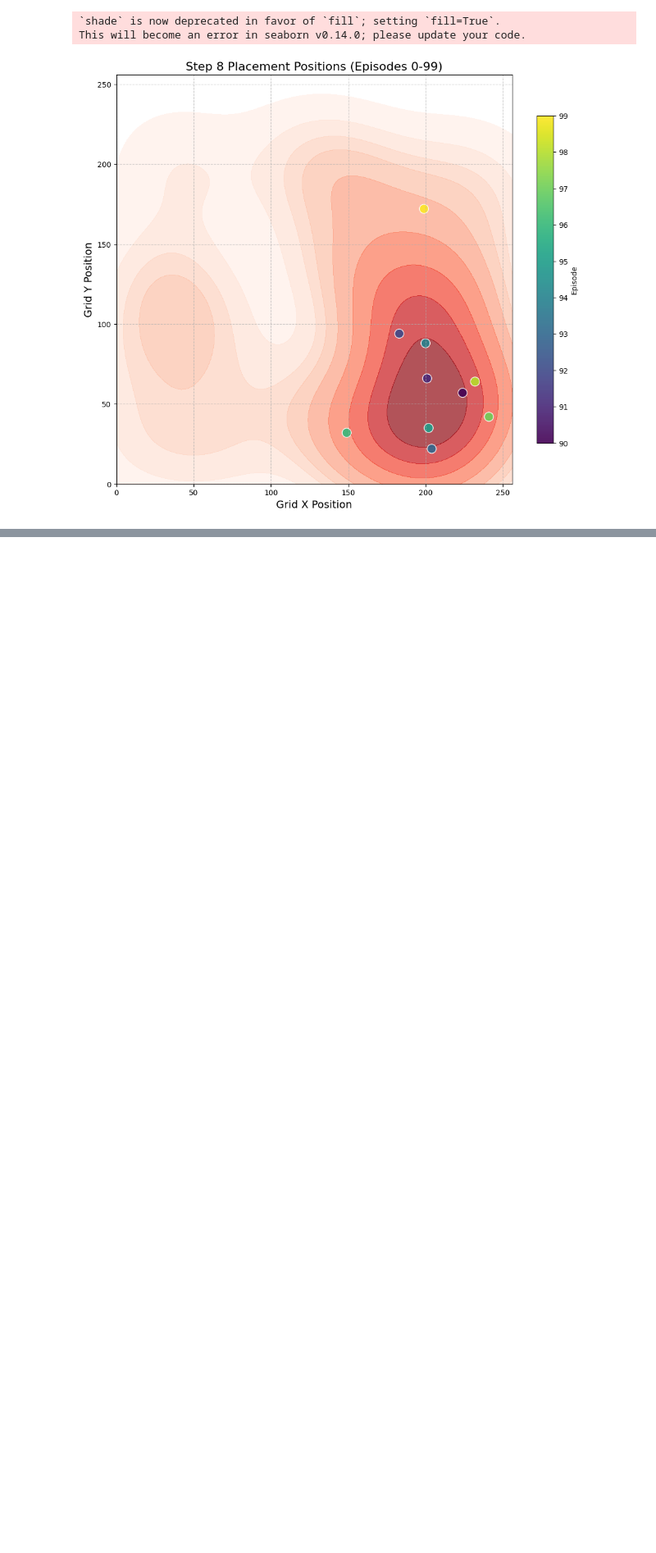
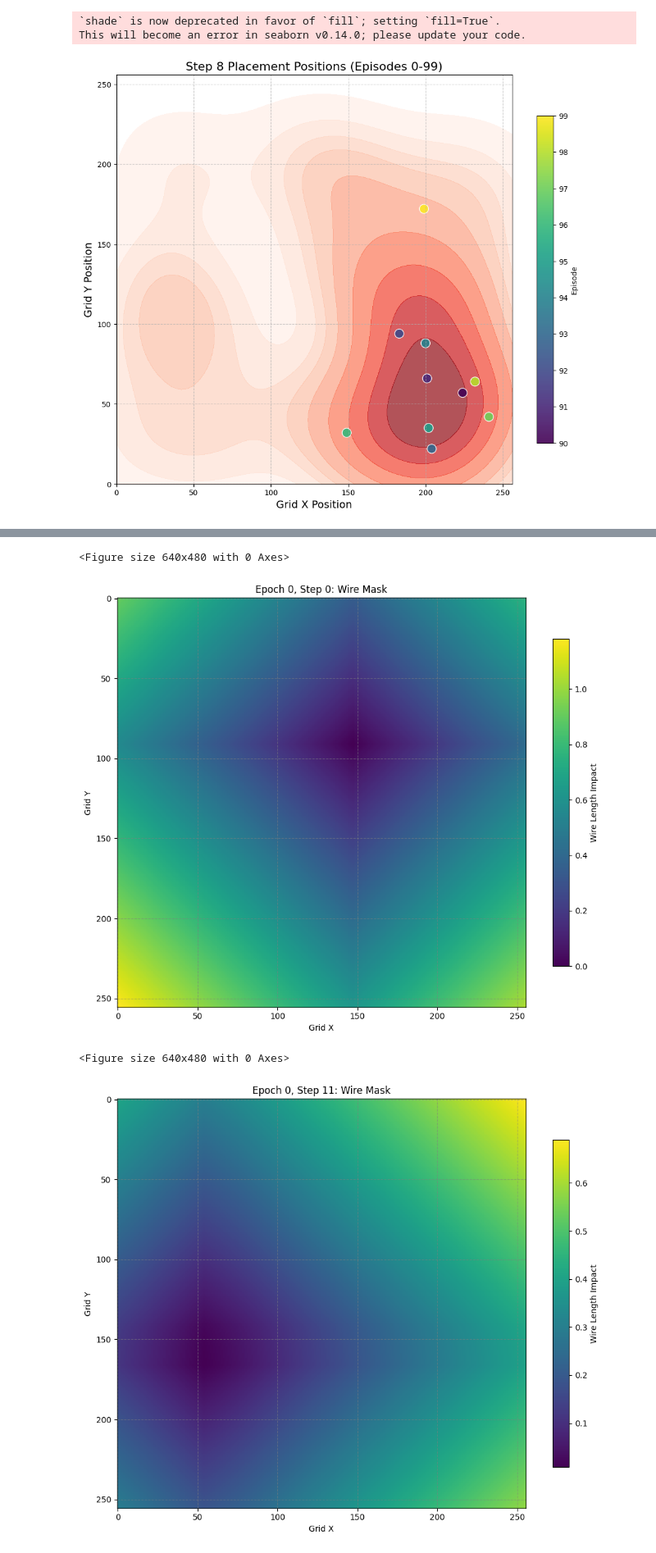
Before and after one commit to HUhu226/astri_EP, a Jupyter notebook: visualization.ipynb, the cells around one changed output, grey strips where cells are left out. Shown at 82% size. Saved outputs shown, nothing was run; the diff lists cells and outputs as text; code cells hidden in the pictures; blank space fills up the shorter version.

```diff
--- a/visualization.ipynb
+++ b/visualization.ipynb
@@ -117,0 +150,40 @@ This will become an error in seaborn v0.14.0; please update your code.
+# %%
+def update_plot(step_index):
+    """根据滑块索引更新图像"""
+    plt.clf()  # 清空当前图像
+    file_path = epoch0_files[step_index]
+
+    # 解析 step 值
+    step = int(file_path.split("_step_")[1].split(".npy")[0])
+
+    # 加载数据并绘制
+    wire_mask = np.load(file_path)
+    plt.figure(figsize=(10, 8))
+    plt.imshow(wire_mask, cmap='viridis', interpolation='nearest')
+    plt.title(f'Epoch 0, Step {step}: Wire Mask')
+    plt.colorbar(label='Wire Length Impact', shrink=0.8)
+    plt.grid(True, which='both', color='gray', linestyle='--', alpha=0.5)
+    plt.xlabel('Grid X')
+    plt.ylabel('Grid Y')
+    plt.tight_layout()
+    plt.show()
+
+
+if epoch0_files:
+    # 创建滑块（范围：0 到文件总数-1，初始值=0）
+    slider = widgets.IntSlider(
+        min=0,
+        max=len(epoch0_files)-1,
+        step=1,
+        value=0,
+        description='Step Index:',
+        continuous_update=False  # 拖动时不实时更新，松手后更新
+    )
+
+    # 绑定滑块变化事件
+    slider.observe(lambda change: update_plot(change['new']), names='value')
+
+    # 显示滑块和初始图像
+    display(slider)
+    update_plot(0)  # 显示第一个文件
+# %% [output]
@@ -117,0 +191,4 @@ This will become an error in seaborn v0.14.0; please update your code.
+<Figure size 640x480 with 0 Axes>
+[figure, added]
+<Figure size 640x480 with 0 Axes>
+[figure, added]
```
Also changed, not shown: parts of 5 cells of this notebook, 8 other files.
